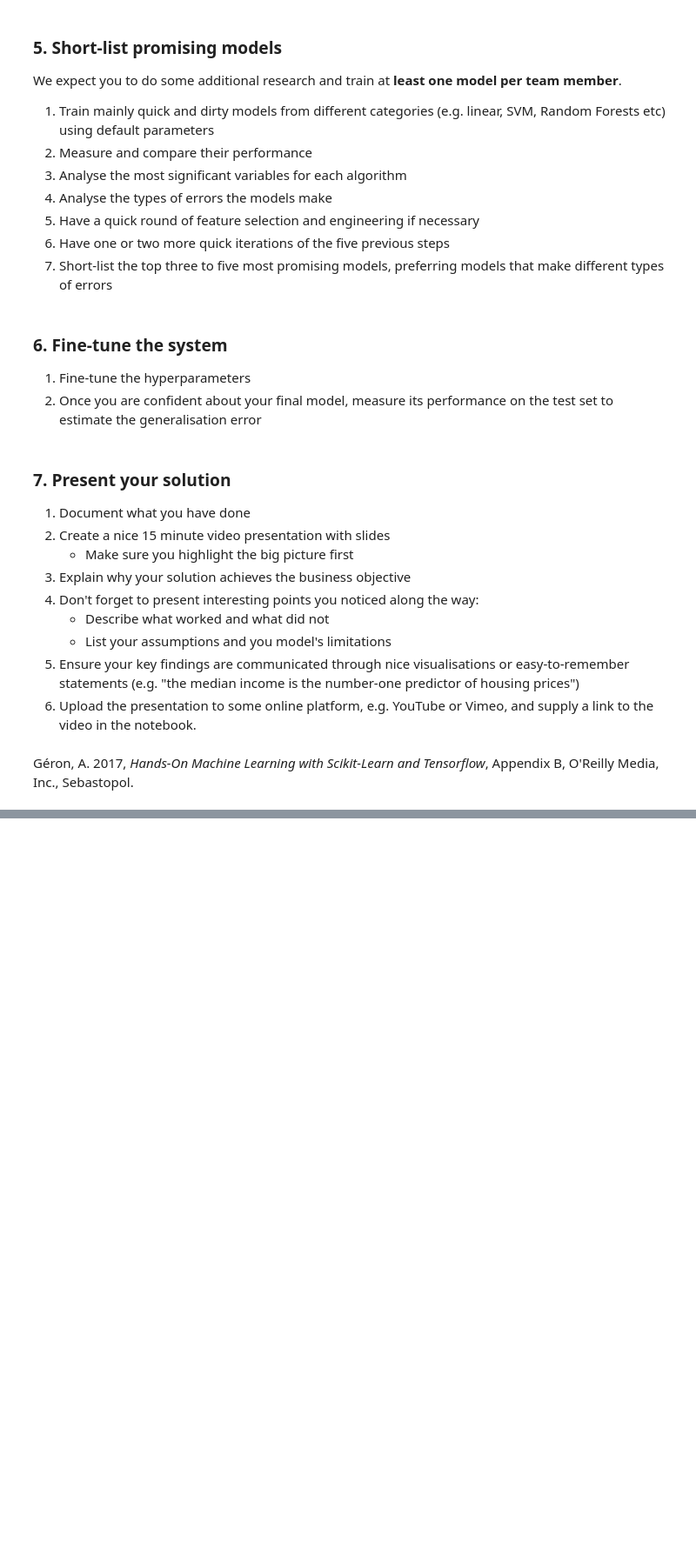
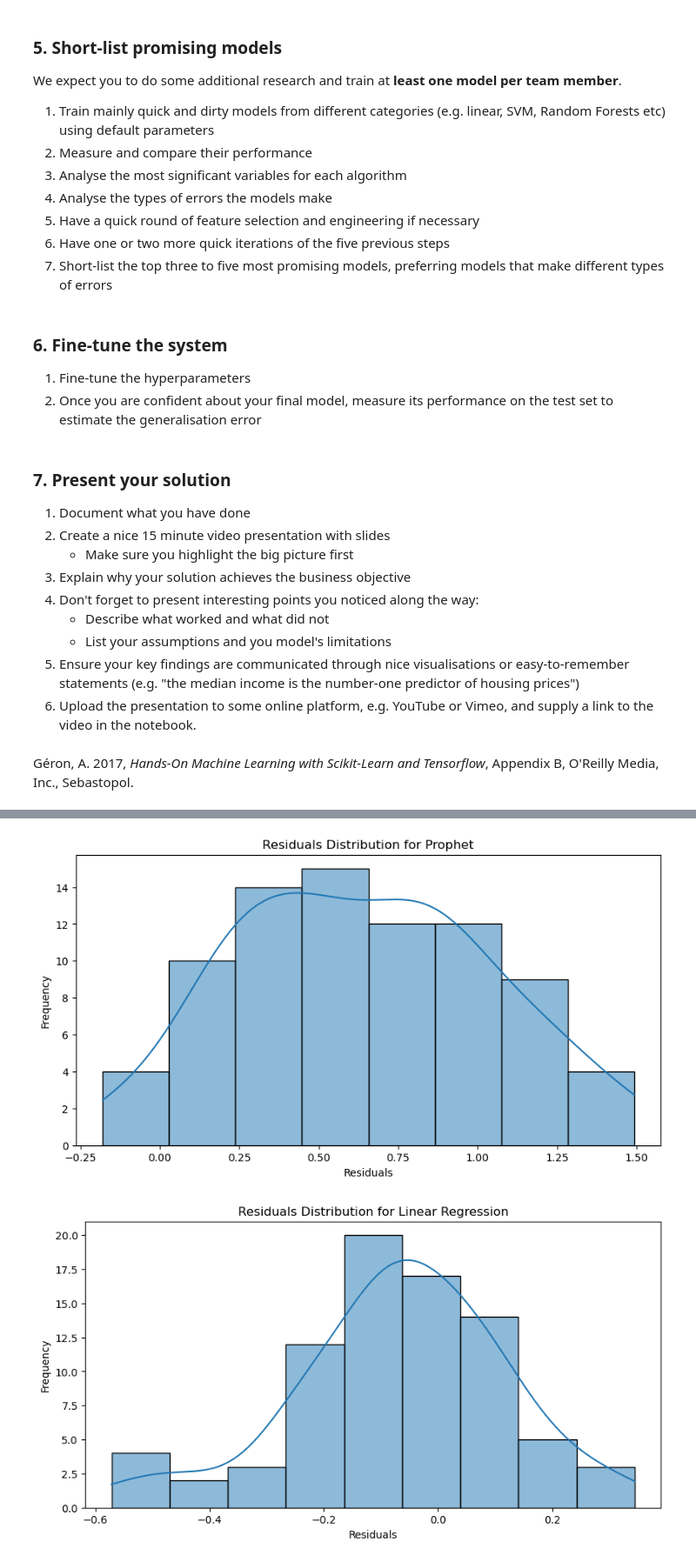
Before and after one commit to wael85/MAL1_Project, a Jupyter notebook: 7. Final Group Project.ipynb, the cells around one changed output, grey strips where cells are left out. Shown at 87% size. Cells and saved outputs as stored; diff of their text form; code cells hidden in the pictures; blank space fills up the shorter version.

```diff
--- a/7. Final Group Project.ipynb
+++ b/7. Final Group Project.ipynb
@@ -126,0 +161,20 @@ Géron, A. 2017, *Hands-On Machine Learning with Scikit-Learn and Tensorflow*, A
+# %%
+# Section 2: Load Data
+def load_data(filepath: Union[str, Path]) -> Optional[pd.DataFrame]:
+    """Load stock data from a CSV file."""
+    try:
+        data = pd.read_csv(filepath)
+        data['date'] = pd.to_datetime(data['date'])
+        required_columns = {'date', 'open', 'high', 'low', 'close', 'volume', 'Name'}
+        missing_columns = required_columns - set(data.columns)
+        if missing_columns:
+            raise ValueError(f"Missing columns: {missing_columns}")
+        logger.info("Data loaded successfully.")
+        return data
+    except Exception as e:
+        logger.error(f"Error loading data: {e}")
+        return None
+
+filepath = 'all_stocks_5yr.csv'
+data = load_data(filepath)
+data.head()
@@ -126,0 +735,44 @@ Géron, A. 2017, *Hands-On Machine Learning with Scikit-Learn and Tensorflow*, A
+# %%
+
+# Analyze the most significant variables for each algorithm
+def analyze_significant_variables(linear_model, rf_model, X_columns):
+    # Linear Regression coefficients
+    linear_coef = pd.Series(linear_model.coef_, index=X_columns).sort_values(key=abs, ascending=False)
+    print("Linear Regression Significant Variables:")
+    print(linear_coef.head(10))
+
+    # Random Forest feature importances
+    rf_importances = pd.Series(rf_model.feature_importances_, index=X_columns).sort_values(ascending=False)
+    print("\nRandom Forest Significant Variables:")
+    print(rf_importances.head(10))
+
+
+analyze_significant_variables(linear_regression_model, random_forest_model, X_selected.columns)
+
+
+# Analyze the types of errors the models make
+def plot_residuals(true, predicted, model_name):
+    residuals = true - predicted
+    plt.figure(figsize=(10, 5))
+    sns.histplot(residuals, kde=True)
+    plt.title(f'Residuals Distribution for {model_name}')
+    plt.xlabel('Residuals')
+    plt.ylabel('Frequency')
+    plt.show()
+
+plot_residuals(y, prophet_predicted, 'Prophet')
+plot_residuals(y, linear_regression_predicted, 'Linear Regression')
+plot_residuals(y, random_forest_predicted, 'Random Forest')
+
+# Plot Prophet default graph with trend, upper, lower, predicted, and actual values
+def plot_prophet_forecast(model, forecast, actual, model_name):
+    fig = model.plot(forecast)
+    plt.plot(actual.index, actual.values, 'r.', label='Actual')
+    plt.legend()
+    plt.title(f'{model_name} Forecast with Actual Values')
+    plt.xlabel('Date')
+    plt.ylabel('Close Price')
+    plt.show()
+
+plot_prophet_forecast(prophet_model, prophet_forecast, y, 'Prophet')
+# %% [output]
@@ -126,0 +796,2 @@ Géron, A. 2017, *Hands-On Machine Learning with Scikit-Learn and Tensorflow*, A
+[figure, added]
+[figure, added]
```
Also changed, not shown: parts of 11 cells of this notebook, 2 other files.
